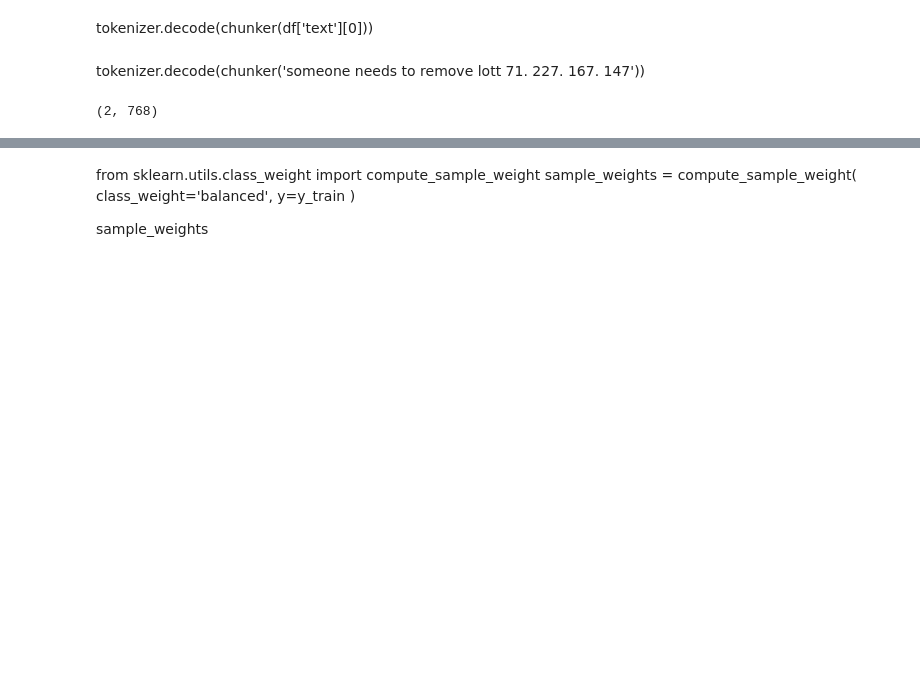
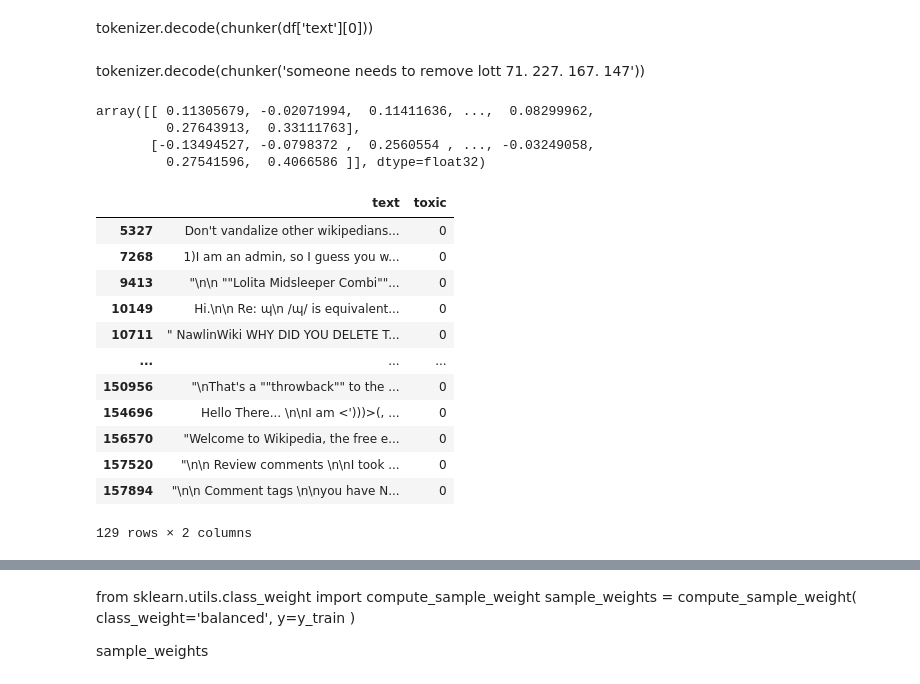
Before and after one commit to green-igor/wiki, a Jupyter notebook: wikiki (1).ipynb, the cells around one changed output, grey strips where cells are left out. Drawn from its saved outputs; the diff is of its cells as text; code cells hidden in the pictures; blank space fills up the shorter version.

```diff
--- a/wikiki (1).ipynb
+++ b/wikiki (1).ipynb
@@ -543,2 +544,0 @@ Token indices sequence length is longer than the specified maximum sequence leng
-# %%
-df['a_t_len'] = df['after_tok'].apply(lambda x: len(x))
@@ -549,8 +544,0 @@ df['after_tok'].duplicated().sum()
-# %%
-orientation_list = ['gay', 'lesb', 'trans', 'lgbt']
-relig_list = ['christ', 'islam', 'judai','budd', 'jesus', 'allah', 'yahweh']
-family_list = ['mom', 'dad', 'papa', 'daddy', 'son', 'daughter', 'mother', 'child']
-
-df['orient'] =  df['text'].str.contains('|'.join(orientation_list), flags=re.IGNORECASE)
-df['relig'] =  df['text'].str.contains('|'.join(relig_list), flags=re.IGNORECASE)
-df['family'] =  df['text'].str.contains('|'.join(family_list), flags=re.IGNORECASE)
@@ -577,4 +544,0 @@ df.sort_values(by='after_tok').iloc[50:100]
-# %%
-df.drop_duplicates(subset='after_tok', inplace=True)
-# %%
-df.reset_index(drop=True, inplace=True)
@@ -701,6 +674,9 @@ tokenizer.decode(chunker(df['text'][0]))
 # %% [markdown]
 tokenizer.decode(chunker('someone needs to remove lott 71. 227. 167. 147'))
 # %%
-BertTokenizer(df['text'][0:2]).get().shape
+BertTokenizer(df['text'][0:2]).get()
 # %% [output]
-(2, 768)
+array([[ 0.11305679, -0.02071994,  0.11411636, ...,  0.08299962,
+         0.27643913,  0.33111763],
+       [-0.13494527, -0.0798372 ,  0.2560554 , ..., -0.03249058,
+         0.27541596,  0.4066586 ]], dtype=float32)
@@ -708,0 +685,16 @@ res_samp['text'].shape[0]
+# %%
+df[df['text'].str.contains('<.*?>+')]
+# %% [output]
+|  | text | toxic |
+| 5327 | Don't vandalize other wikipedians... | 0 |
+| 7268 | 1)I am an admin, so I guess you w... | 0 |
+| 9413 | "\n\n ""Lolita Midsleeper Combi""... | 0 |
+| 10149 | Hi.\n\n Re: ɰ\n /ɰ/ is equivalent... | 0 |
+| 10711 | " NawlinWiki WHY DID YOU DELETE T... | 0 |
+| ... | ... | ... |
+| 150956 | "\nThat's a ""throwback"" to the ... | 0 |
+| 154696 | Hello There... \n\nI am <')))>(, ... | 0 |
+| 156570 | "Welcome to Wikipedia, the free e... | 0 |
+| 157520 | "\n\n Review comments \n\nI took ... | 0 |
+| 157894 | "\n\n Comment tags \n\nyou have N... | 0 |
+129 rows × 2 columns
```
Also changed, not shown: parts of 119 cells of this notebook.
